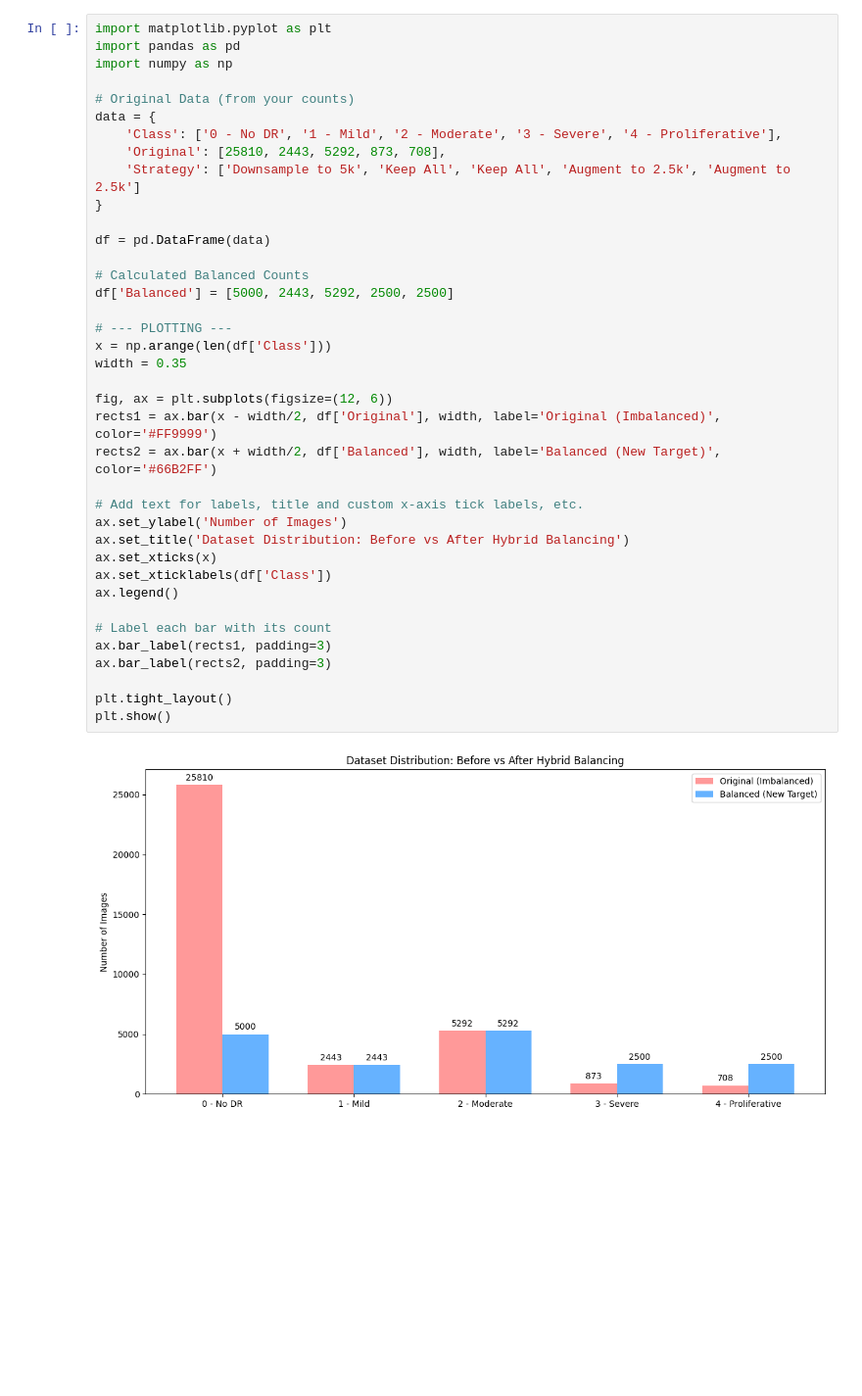
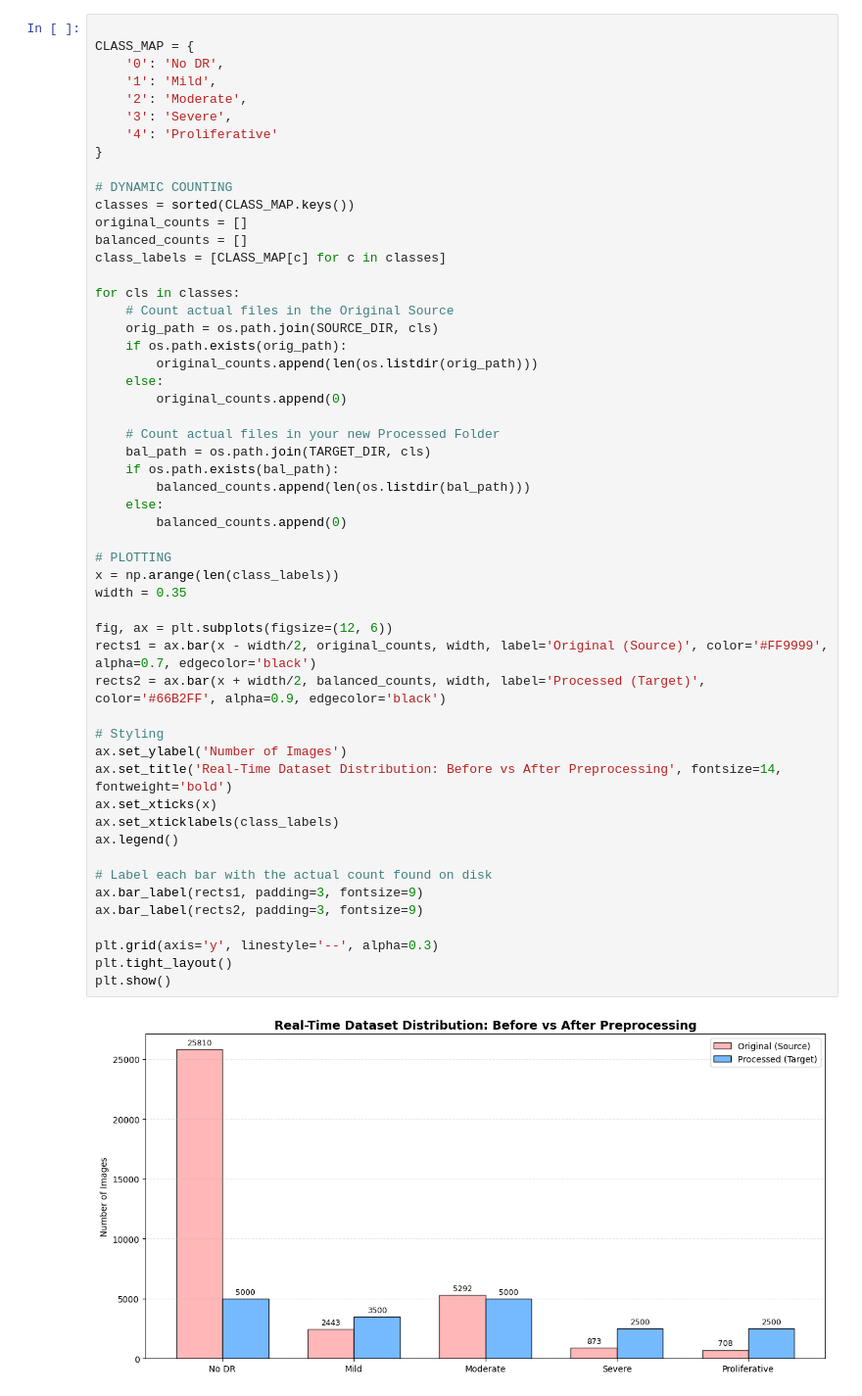
Before and after one commit to Bivid-npr/DR_project, a Jupyter notebook: dr-preprocessing.ipynb, the cells around one changed output. Shown at 98% size. Saved outputs shown, nothing was run; the diff lists cells and outputs as text; blank space fills up the shorter version.

Commit message:
added proper augment, increased mild data and polished notebook readability

```diff
--- a/dr-preprocessing.ipynb
+++ b/dr-preprocessing.ipynb
@@ -96,40 +188,55 @@ FileLink(r'DR_Balanced_Dataset_Final.zip')
 # %%
-import matplotlib.pyplot as plt
-import pandas as pd
-import numpy as np
 
-# Original Data (from your counts)
-data = {
-    'Class': ['0 - No DR', '1 - Mild', '2 - Moderate', '3 - Severe', '4 - Proliferative'],
-    'Original': [25810, 2443, 5292, 873, 708],
-    'Strategy': ['Downsample to 5k', 'Keep All', 'Keep All', 'Augment to 2.5k', 'Augment to 2.5k']
+CLASS_MAP = {
+    '0': 'No DR',
+    '1': 'Mild',
+    '2': 'Moderate',
+    '3': 'Severe',
+    '4': 'Proliferative'
 }
 
-df = pd.DataFrame(data)
+# DYNAMIC COUNTING
+classes = sorted(CLASS_MAP.keys())
+original_counts = []
+balanced_counts = []
+class_labels = [CLASS_MAP[c] for c in classes]
 
-# Calculated Balanced Counts
-df['Balanced'] = [5000, 2443, 5292, 2500, 2500]
+for cls in classes:
+    # Count actual files in the Original Source
+    orig_path = os.path.join(SOURCE_DIR, cls)
+    if os.path.exists(orig_path):
+        original_counts.append(len(os.listdir(orig_path)))
+    else:
+        original_counts.append(0)
 
-# --- PLOTTING ---
-x = np.arange(len(df['Class']))
+    # Count actual files in your new Processed Folder
+    bal_path = os.path.join(TARGET_DIR, cls)
+    if os.path.exists(bal_path):
+        balanced_counts.append(len(os.listdir(bal_path)))
+    else:
+        balanced_counts.append(0)
+
+# PLOTTING
+x = np.arange(len(class_labels))
 width = 0.35
 
 fig, ax = plt.subplots(figsize=(12, 6))
-rects1 = ax.bar(x - width/2, df['Original'], width, label='Original (Imbalanced)', color='#FF9999')
-rects2 = ax.bar(x + width/2, df['Balanced'], width, label='Balanced (New Target)', color='#66B2FF')
+rects1 = ax.bar(x - width/2, original_counts, width, label='Original (Source)', color='#FF9999', alpha=0.7, edgecolor='black')
+rects2 = ax.bar(x + width/2, balanced_counts, width, label='Processed (Target)', color='#66B2FF', alpha=0.9, edgecolor='black')
 
-# Add text for labels, title and custom x-axis tick labels, etc.
+# Styling
 ax.set_ylabel('Number of Images')
-ax.set_title('Dataset Distribution: Before vs After Hybrid Balancing')
+ax.set_title('Real-Time Dataset Distribution: Before vs After Preprocessing', fontsize=14, fontweight='bold')
 ax.set_xticks(x)
-ax.set_xticklabels(df['Class'])
+ax.set_xticklabels(class_labels)
 ax.legend()
 
-# Label each bar with its count
-ax.bar_label(rects1, padding=3)
-ax.bar_label(rects2, padding=3)
+# Label each bar with the actual count found on disk
+ax.bar_label(rects1, padding=3, fontsize=9)
+ax.bar_label(rects2, padding=3, fontsize=9)
 
+plt.grid(axis='y', linestyle='--', alpha=0.3)
 plt.tight_layout()
 plt.show()
 # %% [output]
-[figure, old version]
+[figure, new version]
```
Also changed, not shown: parts of 11 cells of this notebook.
